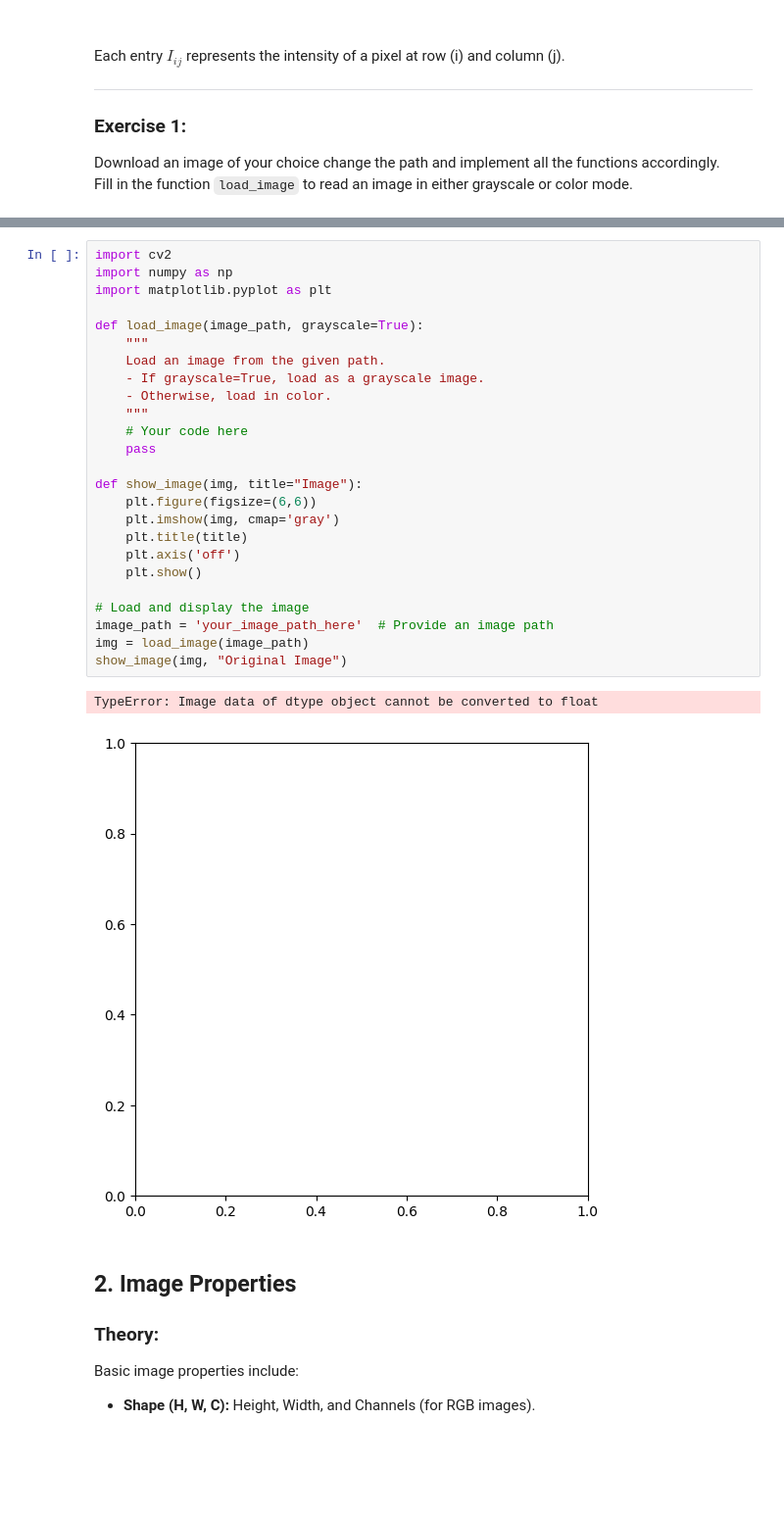
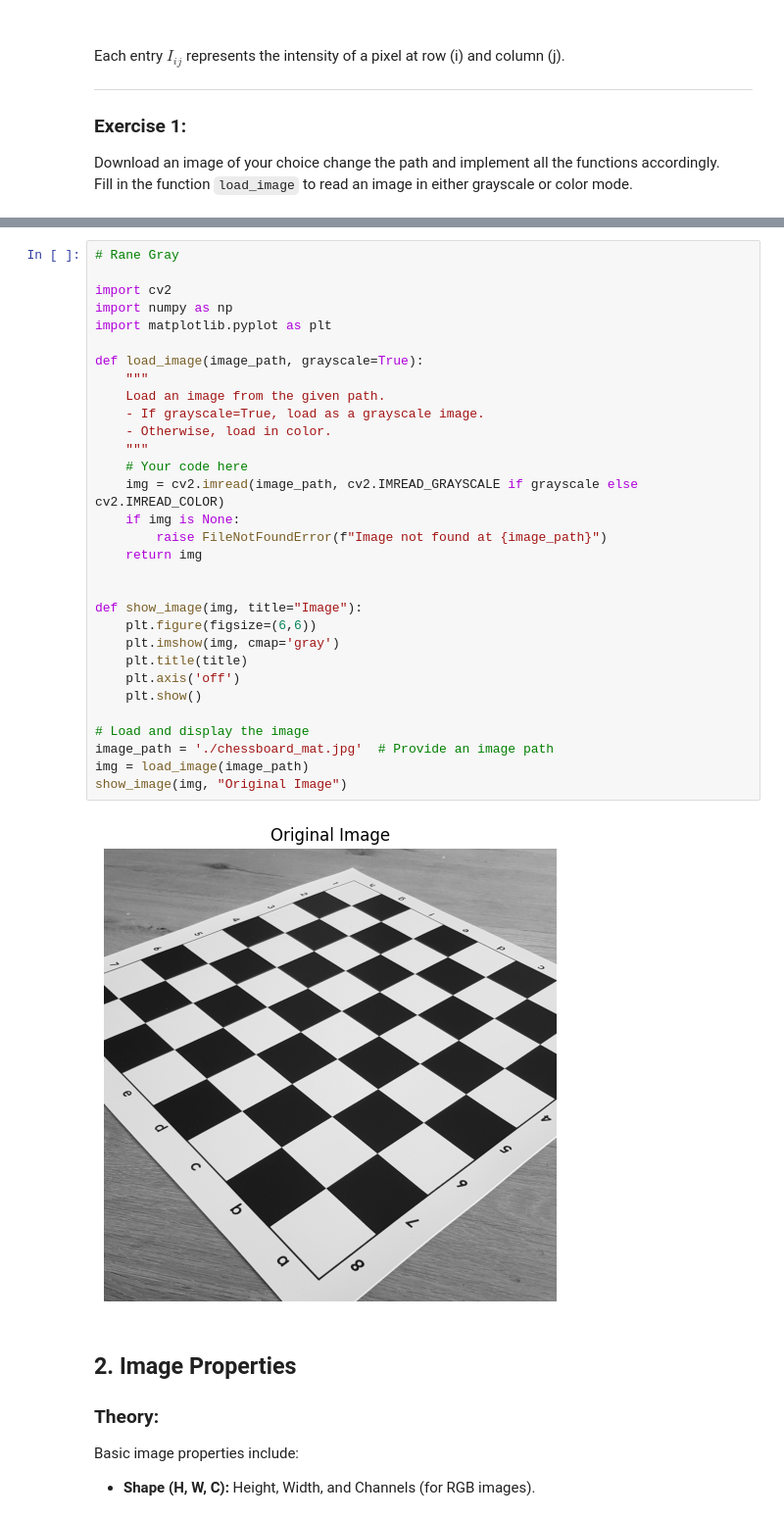
Before and after one commit to LyricClough/Linear-Final-project, a Jupyter notebook: Computer_Graphics_Project.ipynb, the cells around one changed output, grey strips where cells are left out. Shown at 98% size. Cells and saved outputs as stored; diff of their text form; blank space fills up the shorter version.

Commit message:
start part 2, add image and image path

```diff
--- a/Computer_Graphics_Project.ipynb
+++ b/Computer_Graphics_Project.ipynb
@@ -1520,31 +1514,36 @@ ERROR: Invalid requirement: 'numpy,': Expected end or semicolon (after name and
 # %%
+# Rane Gray
+
 import cv2
 import numpy as np
 import matplotlib.pyplot as plt
 
 def load_image(image_path, grayscale=True):
     """
     Load an image from the given path.
     - If grayscale=True, load as a grayscale image.
     - Otherwise, load in color.
     """
     # Your code here
-    pass
+    img = cv2.imread(image_path, cv2.IMREAD_GRAYSCALE if grayscale else cv2.IMREAD_COLOR)
+    if img is None:
+        raise FileNotFoundError(f"Image not found at {image_path}")
+    return img
+
 
 def show_image(img, title="Image"):
     plt.figure(figsize=(6,6))
     plt.imshow(img, cmap='gray')
     plt.title(title)
     plt.axis('off')
     plt.show()
 
 # Load and display the image
-image_path = 'your_image_path_here'  # Provide an image path
+image_path = './chessboard_mat.jpg'  # Provide an image path
 img = load_image(image_path)
 show_image(img, "Original Image")
 # %% [output]
-TypeError: Image data of dtype object cannot be converted to float
-[figure, old version]
+[figure, new version]
 # %% [markdown]
 
 ## **2. Image Properties**
```
Also changed, not shown: parts of 1 cell of this notebook, 1 other file.
